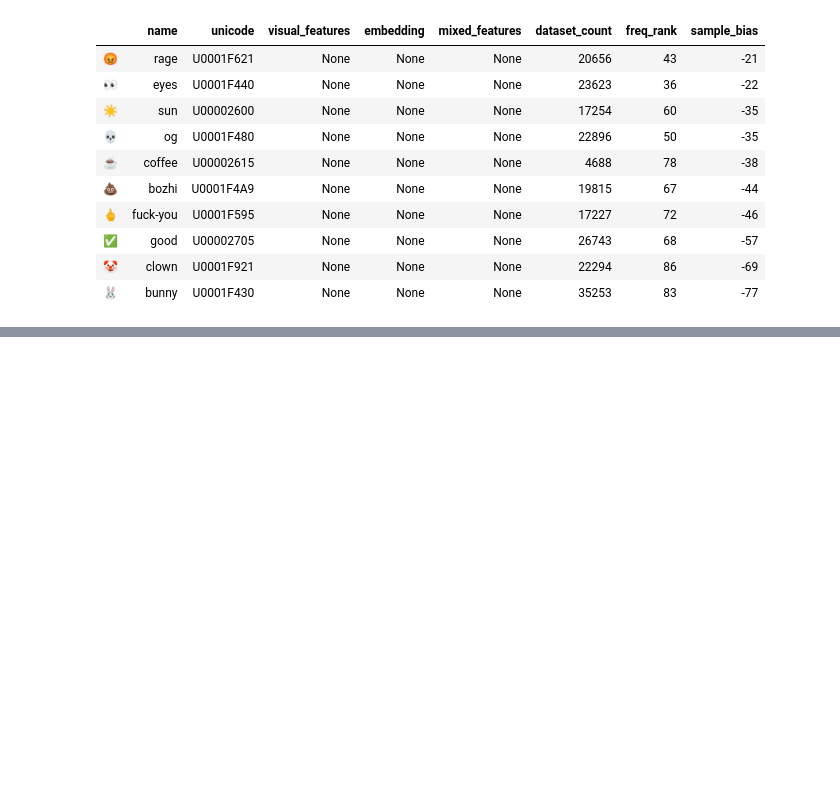
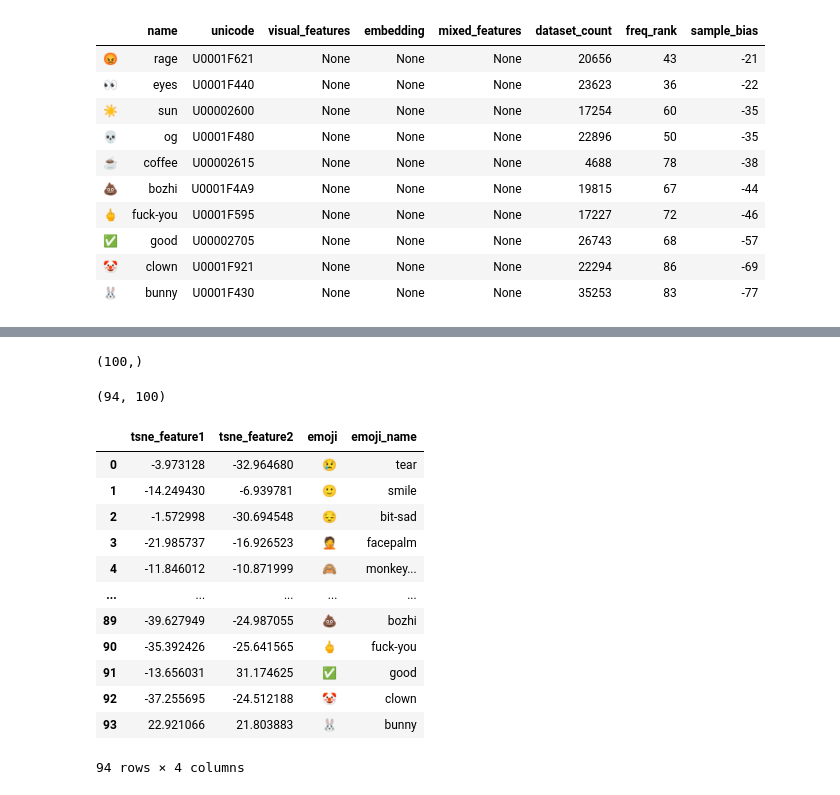
Before and after one commit to Supersheep7/CCS2_emoji, a Jupyter notebook: experiments.ipynb, the cells around one changed output, grey strips where cells are left out. Cells and saved outputs as stored; diff of their text form; code cells hidden in the pictures; blank space fills up the shorter version.

```diff
--- a/experiments.ipynb
+++ b/experiments.ipynb
@@ -343,0 +368,2 @@ dictionary[-10:]
+# %%
+pd.set_option('display.max_colwidth', 10)
@@ -343,0 +380,22 @@ dictionary[-10:]
+# %%
+dictionary.iloc[0]['embedding'].shape
+# %% [output]
+(100,)
+# %%
+from sklearn.manifold import TSNE
+import numpy as np
+
+X = dictionary['embedding'].tolist()
+X = np.array(X)
+
+n_samples, n_features = X.shape
+
+print(X.shape)
+
+X = X.reshape(n_samples, -1)
+
+X_embedded = TSNE(n_components=2, learning_rate='auto', init='random', perplexity=3).fit_transform(X)
+
+df_tsne = pd.DataFrame(X_embedded, columns=['tsne_feature1', 'tsne_feature2'])
+# %% [output]
+(94, 100)
@@ -343,0 +405,16 @@ dictionary[-10:]
+# %%
+df_tsne
+# %% [output]
+|  | tsne_feature1 | tsne_feature2 | emoji | emoji_name |
+| 0 | -3.973128 | -32.964680 | 😢 | tear |
+| 1 | -14.249430 | -6.939781 | 🙂 | smile |
+| 2 | -1.572998 | -30.694548 | 😔 | bit-sad |
+| 3 | -21.985737 | -16.926523 | 🤦 | facepalm |
+| 4 | -11.846012 | -10.871999 | 🙈 | monkey... |
+| ... | ... | ... | ... | ... |
+| 89 | -39.627949 | -24.987055 | 💩 | bozhi |
+| 90 | -35.392426 | -25.641565 | 🖕 | fuck-you |
+| 91 | -13.656031 | 31.174625 | ✅ | good |
+| 92 | -37.255695 | -24.512188 | 🤡 | clown |
+| 93 | 22.921066 | 21.803883 | 🐰 | bunny |
+94 rows × 4 columns
```
Also changed, not shown: parts of 11 cells of this notebook, 3 other files.
